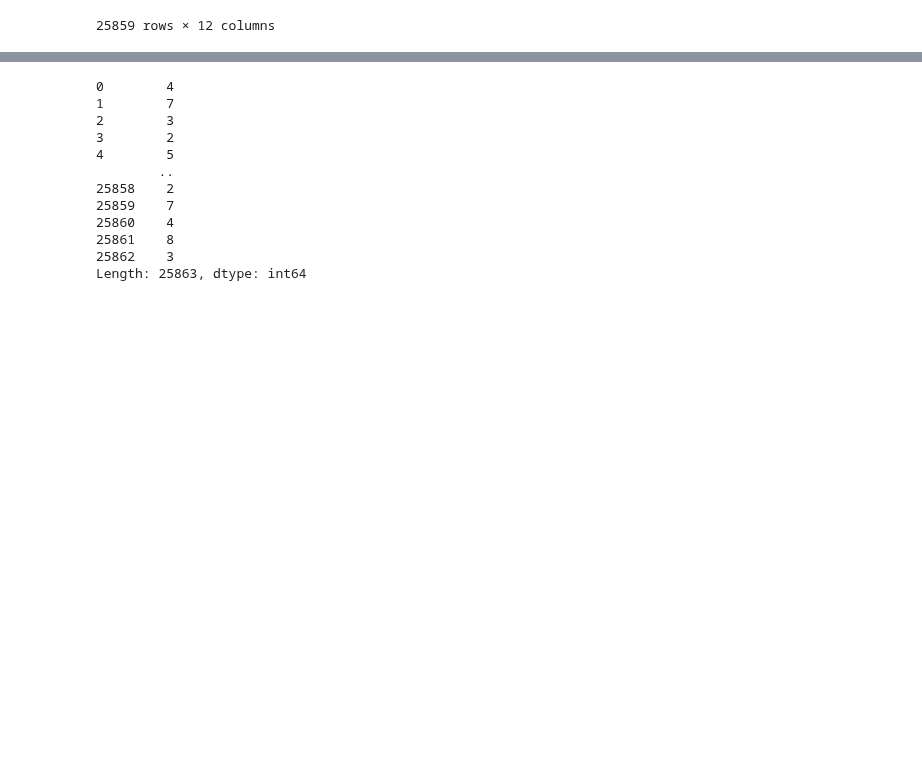
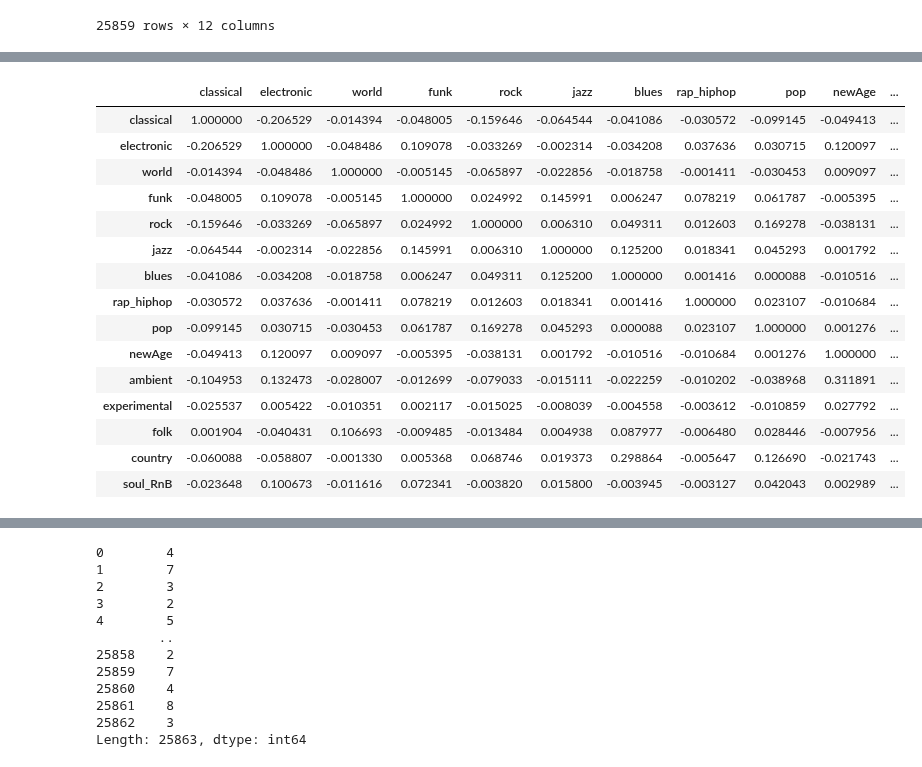
Before and after one commit to curlsloth/MusicSpeech-STM, a Jupyter notebook: STM03_build_meta_data.ipynb, the cells around one changed output, grey strips where cells are left out. Saved outputs shown, nothing was run; the diff lists cells and outputs as text; code cells hidden in the pictures; blank space fills up the shorter version.

```diff
--- a/STM03_build_meta_data.ipynb
+++ b/STM03_build_meta_data.ipynb
@@ -711,0 +847,20 @@ df_annot
+# %%
+genre_dict = dict(
+    classical = ['clasical', 'classical', 'classic', 'baroque', 'opera', 'operatic', 'female opera', 'male opera'],
+    electronic = ['electric', 'electronic', 'electronica', 'electro', 'techno', 'industrial', 'jungle', 'dance', 'trance'],
+    world = ['world', 'foreign', 'middle eastern', 'reggae', 'tribal', 'celtic', 'irish', 'arabic', 'eastern', 'oriental', 'india', 'medieval'],
+    funk = ['funky', 'funk'],
+    rock = ['hard rock', 'soft rock', 'rock', 'punk','heavy metal', 'metal', 'heavy'],
+    jazz = ['jazz', 'jazzy'],
+    blues = ['blues'],
+    rap_hiphop = ['rap', 'hip hop'],
+    pop = ['pop'],
+    newAge = ['new age'],
+    ambient = ['ambient'],
+    experimental = ['drone'],
+    folk = ['folk'],
+    country = ['country'],
+    soul_RnB = ['disco']
+)
+for key, value in genre_dict.items():
+    print(key, value)
@@ -711,0 +883,26 @@ df_annot
+# %%
+df_genre = pd.DataFrame()
+df_genre['clip_id'] = df_annot['clip_id']
+for key, value in genre_dict.items():
+    temp_ind = (df_annot[value]==1).sum(axis=1)>0
+    df_genre[key] = temp_ind
+# %%
+df_corr = df_genre.drop(columns='clip_id').corr()
+df_corr.style.background_gradient(cmap='bwr', vmin=-1, vmax=1)
+# %% [output]
+|  | classical | electronic | world | funk | rock | jazz | blues | rap_hiphop | pop | newAge | ... |
+| classical | 1.000000 | -0.206529 | -0.014394 | -0.048005 | -0.159646 | -0.064544 | -0.041086 | -0.030572 | -0.099145 | -0.049413 | ... |
+| electronic | -0.206529 | 1.000000 | -0.048486 | 0.109078 | -0.033269 | -0.002314 | -0.034208 | 0.037636 | 0.030715 | 0.120097 | ... |
+| world | -0.014394 | -0.048486 | 1.000000 | -0.005145 | -0.065897 | -0.022856 | -0.018758 | -0.001411 | -0.030453 | 0.009097 | ... |
+| funk | -0.048005 | 0.109078 | -0.005145 | 1.000000 | 0.024992 | 0.145991 | 0.006247 | 0.078219 | 0.061787 | -0.005395 | ... |
+| rock | -0.159646 | -0.033269 | -0.065897 | 0.024992 | 1.000000 | 0.006310 | 0.049311 | 0.012603 | 0.169278 | -0.038131 | ... |
+| jazz | -0.064544 | -0.002314 | -0.022856 | 0.145991 | 0.006310 | 1.000000 | 0.125200 | 0.018341 | 0.045293 | 0.001792 | ... |
+| blues | -0.041086 | -0.034208 | -0.018758 | 0.006247 | 0.049311 | 0.125200 | 1.000000 | 0.001416 | 0.000088 | -0.010516 | ... |
+| rap_hiphop | -0.030572 | 0.037636 | -0.001411 | 0.078219 | 0.012603 | 0.018341 | 0.001416 | 1.000000 | 0.023107 | -0.010684 | ... |
+| pop | -0.099145 | 0.030715 | -0.030453 | 0.061787 | 0.169278 | 0.045293 | 0.000088 | 0.023107 | 1.000000 | 0.001276 | ... |
+| newAge | -0.049413 | 0.120097 | 0.009097 | -0.005395 | -0.038131 | 0.001792 | -0.010516 | -0.010684 | 0.001276 | 1.000000 | ... |
+| ambient | -0.104953 | 0.132473 | -0.028007 | -0.012699 | -0.079033 | -0.015111 | -0.022259 | -0.010202 | -0.038968 | 0.311891 | ... |
+| experimental | -0.025537 | 0.005422 | -0.010351 | 0.002117 | -0.015025 | -0.008039 | -0.004558 | -0.003612 | -0.010859 | 0.027792 | ... |
+| folk | 0.001904 | -0.040431 | 0.106693 | -0.009485 | -0.013484 | 0.004938 | 0.087977 | -0.006480 | 0.028446 | -0.007956 | ... |
+| country | -0.060088 | -0.058807 | -0.001330 | 0.005368 | 0.068746 | 0.019373 | 0.298864 | -0.005647 | 0.126690 | -0.021743 | ... |
+| soul_RnB | -0.023648 | 0.100673 | -0.011616 | 0.072341 | -0.003820 | 0.015800 | -0.003945 | -0.003127 | 0.042043 | 0.002989 | ... |
```
Also changed, not shown: parts of 23 cells of this notebook, 1 other file.
